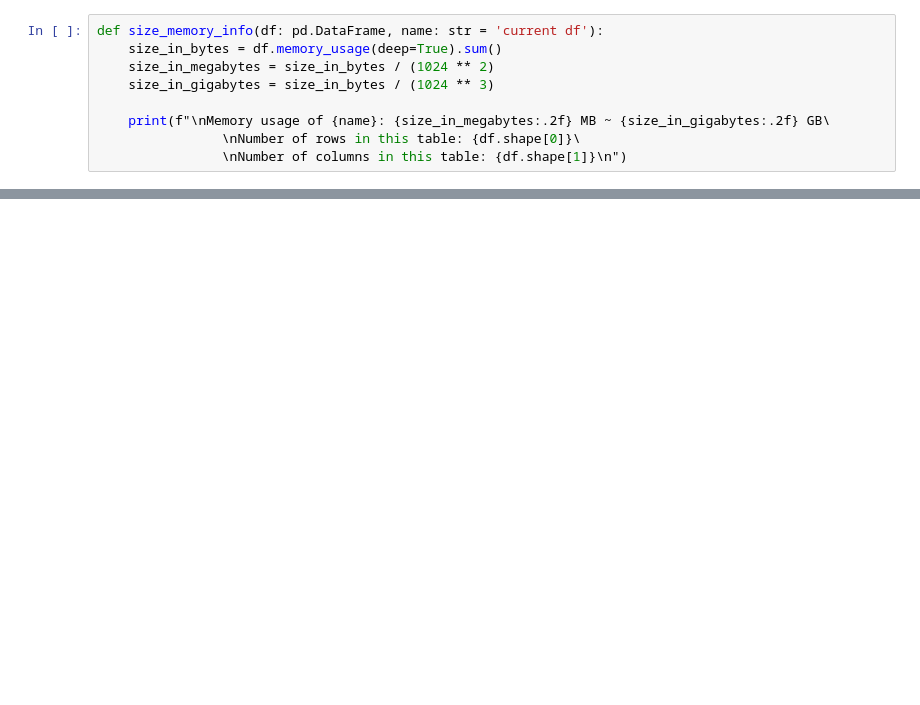
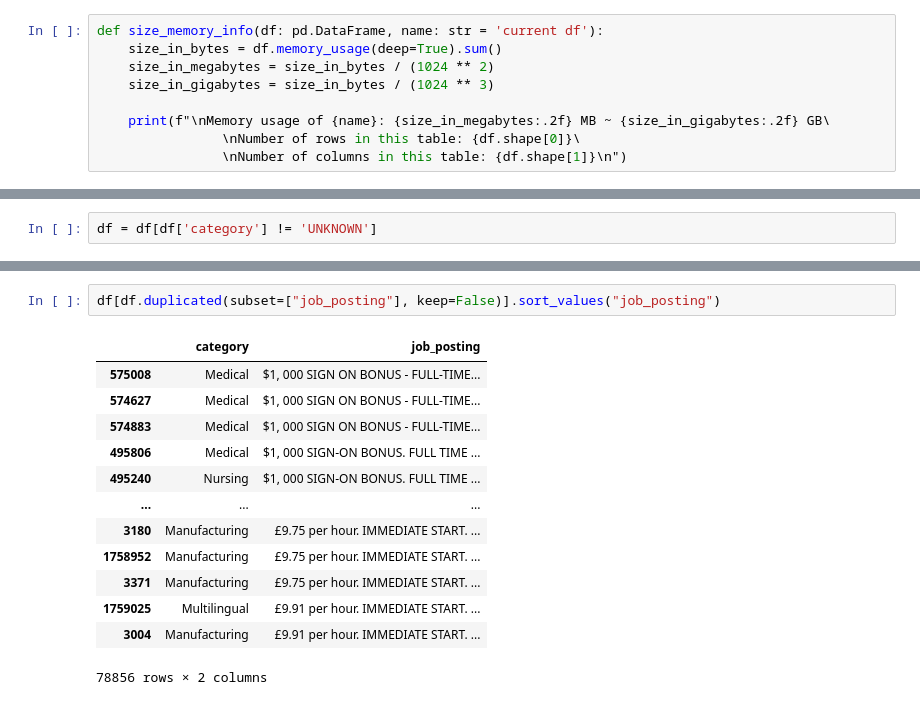
Before and after one commit to MarianSlassi/job_posting, a Jupyter notebook: notebooks/base_n.ipynb, the cells around one changed output, grey strips where cells are left out. Cells and saved outputs as stored; diff of their text form; blank space fills up the shorter version.

```diff
--- a/notebooks/base_n.ipynb
+++ b/notebooks/base_n.ipynb
@@ -428,0 +138,2 @@ jobs
+# %%
+df = df[df['category'] != 'UNKNOWN']
@@ -428,0 +157,16 @@ jobs
+# %%
+df[df.duplicated(subset=["job_posting"], keep=False)].sort_values("job_posting")
+# %% [output]
+|  | category | job_posting |
+| 575008 | Medical | $1, 000 SIGN ON BONUS - FULL-TIME... |
+| 574627 | Medical | $1, 000 SIGN ON BONUS - FULL-TIME... |
+| 574883 | Medical | $1, 000 SIGN ON BONUS - FULL-TIME... |
+| 495806 | Medical | $1, 000 SIGN-ON BONUS. FULL TIME ... |
+| 495240 | Nursing | $1, 000 SIGN-ON BONUS. FULL TIME ... |
+| ... | ... | ... |
+| 3180 | Manufacturing | £9.75 per hour. IMMEDIATE START. ... |
+| 1758952 | Manufacturing | £9.75 per hour. IMMEDIATE START. ... |
+| 3371 | Manufacturing | £9.75 per hour. IMMEDIATE START. ... |
+| 1759025 | Multilingual | £9.91 per hour. IMMEDIATE START. ... |
+| 3004 | Manufacturing | £9.91 per hour. IMMEDIATE START. ... |
+78856 rows × 2 columns
```
Also changed, not shown: parts of 142 cells of this notebook, 7 other files.
